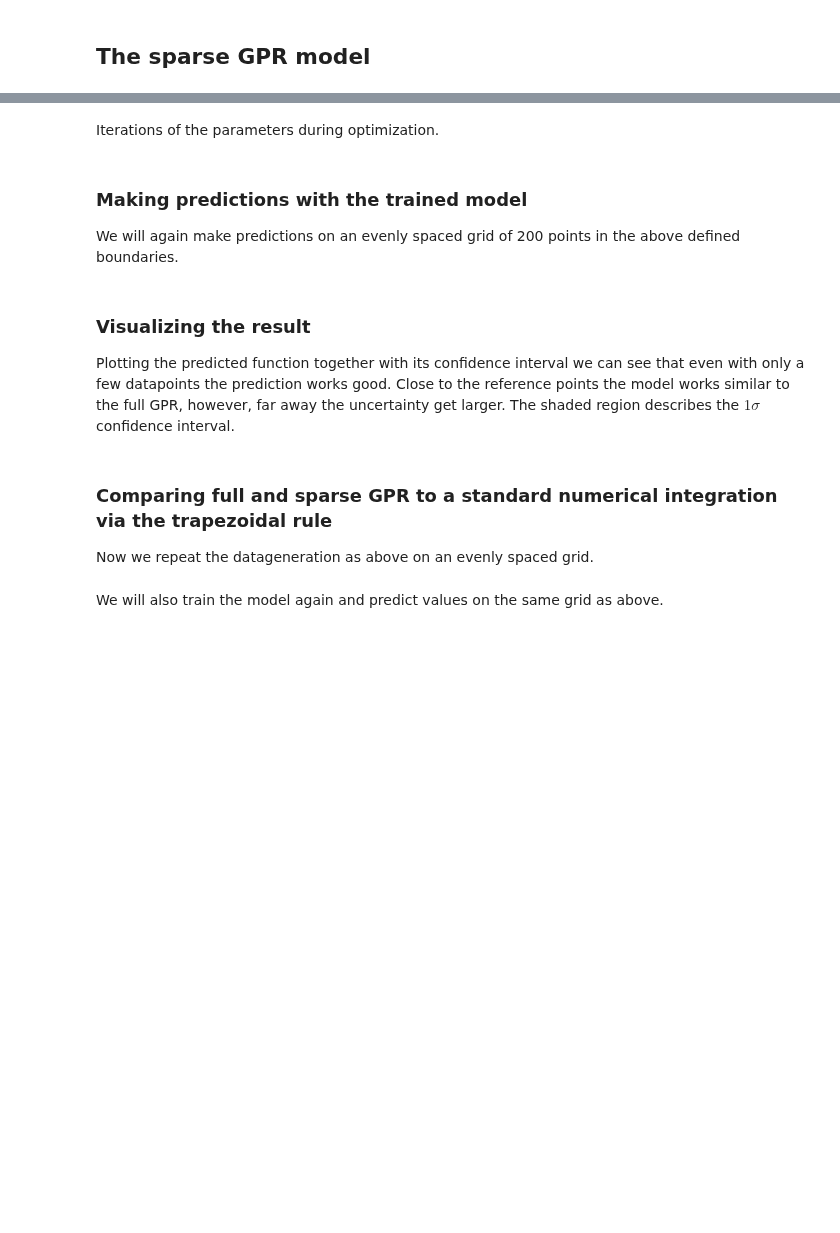
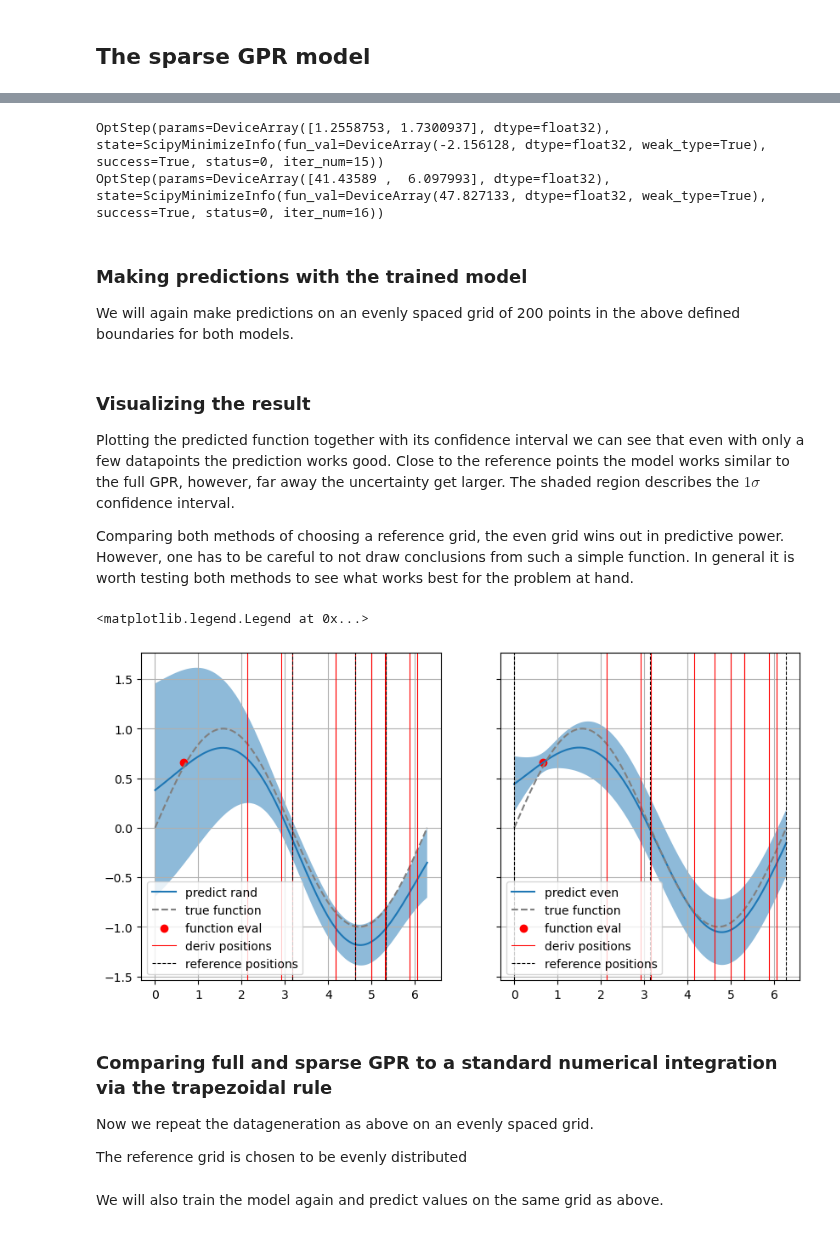
Before and after one commit to LukasEin/jaxgp, a Jupyter notebook: 1d_example_regression.ipynb, the cells around one changed output, grey strips where cells are left out. Cells and saved outputs as stored; diff of their text form; code cells hidden in the pictures; blank space fills up the shorter version.

```diff
--- a/1d_example_regression.ipynb
+++ b/1d_example_regression.ipynb
@@ -127,10 +148,14 @@ logger = Logger()
 
 num_ref_points = (3,)
 key, subkey = random.split(key)
-X_ref = random.choice(subkey, x_der, num_ref_points)
+X_ref_rand = random.choice(subkey, x_der, num_ref_points)
+X_ref_even = jnp.linspace(*bounds, *num_ref_points)
 
-model = SparseGPR(kernel, init_kernel_params, noise, X_ref, logger=logger)
+model_rand = SparseGPR(kernel, init_kernel_params, noise, X_ref_rand, logger=None)
+model_even = SparseGPR(kernel, init_kernel_params, noise, X_ref_even, logger=None)
 # %%
-model.train(X_split, Y_train)
+model_rand.train(X_split, Y_train)
+model_even.train(X_split, Y_train)
+# %% [output]
+OptStep(params=DeviceArray([1.2558753, 1.7300937], dtype=float32), state=ScipyMinimizeInfo(fun_val=DeviceArray(-2.156128, dtype=float32, weak_type=True), success=True, status=0, iter_num=15))
+OptStep(params=DeviceArray([41.43589 ,  6.097993], dtype=float32), state=ScipyMinimizeInfo(fun_val=DeviceArray(47.827133, dtype=float32, weak_type=True), success=True, status=0, iter_num=16))
-# %% [markdown]
-Iterations of the parameters during optimization.
@@ -139,43 +162,67 @@ print(logger.iters_list)
 # %% [markdown]
 ### Making predictions with the trained model
 
-We will again make predictions on an evenly spaced grid of 200 points in the above defined boundaries.
+We will again make predictions on an evenly spaced grid of 200 points in the above defined boundaries for both models.
 # %%
 predict_grid = jnp.linspace(*bounds, 200)
 
 # model.eval returns a mean prediction and a confidence interval around the mean prediction
-means, stds = model.eval(predict_grid)
+means_rand, stds_rand = model_rand.eval(predict_grid)
+means_even, stds_even = model.eval(predict_grid)
 # %% [markdown]
 ### Visualizing the result
 
 Plotting the predicted function together with its confidence interval we can see that even with only a few datapoints the prediction works good. Close to the reference points the model works similar to the full GPR, however, far away the uncertainty get larger. The shaded region describes the $1\sigma$ confidence interval.
+
+Comparing both methods of choosing a reference grid, the even grid wins out in predictive power. However, one has to be careful to not draw conclusions from such a simple function. In general it is worth testing both methods to see what works best for the problem at hand.
 # %%
 import matplotlib.pyplot as plt
 
-plt.plot(predict_grid, means, label="prediction")
-plt.fill_between(predict_grid, means-stds, means+stds, alpha=0.5)
+fig, ax = plt.subplots(1,2, figsize=(10,5), sharey=True)
 
-plt.plot(predict_grid, sin(predict_grid), c="gray", ls="--",label="true function")
+ax[0].plot(predict_grid, means_rand, label="predict rand")
+ax[0].fill_between(predict_grid, means_rand-stds_rand, means_rand+stds_rand, alpha=0.5)
+ax[1].plot(predict_grid, means_even, label="predict even")
+ax[1].fill_between(predict_grid, means_even-stds_even, means_even+stds_even, alpha=0.5)
 
-plt.scatter(x_func, y_func, c="r", label="function eval")
+ax[0].plot(predict_grid, sin(predict_grid), c="gray", ls="--",label="true function")
+ax[1].plot(predict_grid, sin(predict_grid), c="gray", ls="--",label="true function")
+
+ax[0].scatter(x_func, y_func, c="r", label="function eval")
+ax[1].scatter(x_func, y_func, c="r", label="function eval")
 for i,x in enumerate(x_der):
     if i == 0:
-        plt.axvline(x, c="r", lw=0.8, ls="-", label="deriv positions")
+        ax[0].axvline(x, c="r", lw=0.8, ls="-", label="deriv positions")
+        ax[1].axvline(x, c="r", lw=0.8, ls="-", label="deriv positions")
     else:
-        plt.axvline(x, c="r", lw=0.8, ls="-")
+        ax[0].axvline(x, c="r", lw=0.8, ls="-")
+        ax[1].axvline(x, c="r", lw=0.8, ls="-")
 
-for i,x in enumerate(X_ref):
+for i,x in enumerate(X_ref_rand):
     if i == 0:
-        plt.axvline(x, c="k", lw=0.8, ls="--", label="reference positions")
+        ax[0].axvline(x, c="k", lw=0.8, ls="--", label="reference positions")
     else:
-        plt.axvline(x, c="k", lw=0.8, ls="--")
+        ax[0].axvline(x, c="k", lw=0.8, ls="--")
 
-plt.grid()
-plt.legend()
+for i,x in enumerate(X_ref_even):
+    if i == 0:
+        ax[1].axvline(x, c="k", lw=0.8, ls="--", label="reference positions")
+    else:
+        ax[1].axvline(x, c="k", lw=0.8, ls="--")
+
+ax[0].grid()
+ax[1].grid()
+ax[0].legend()
+ax[1].legend()
+# %% [output]
+<matplotlib.legend.Legend at 0x...>
+[figure, added]
 # %% [markdown]
 ### Comparing full and sparse GPR to a standard numerical integration via the trapezoidal rule
 
 Now we repeat the datageneration as above on an evenly spaced grid.
+
+The reference grid is chosen to be evenly distributed
 # %%
 # Define the data points at which to sample the function and its derivative
 x_der = jnp.linspace(*bounds, *num_d_vals)
```
Also changed, not shown: parts of 9 cells of this notebook.
